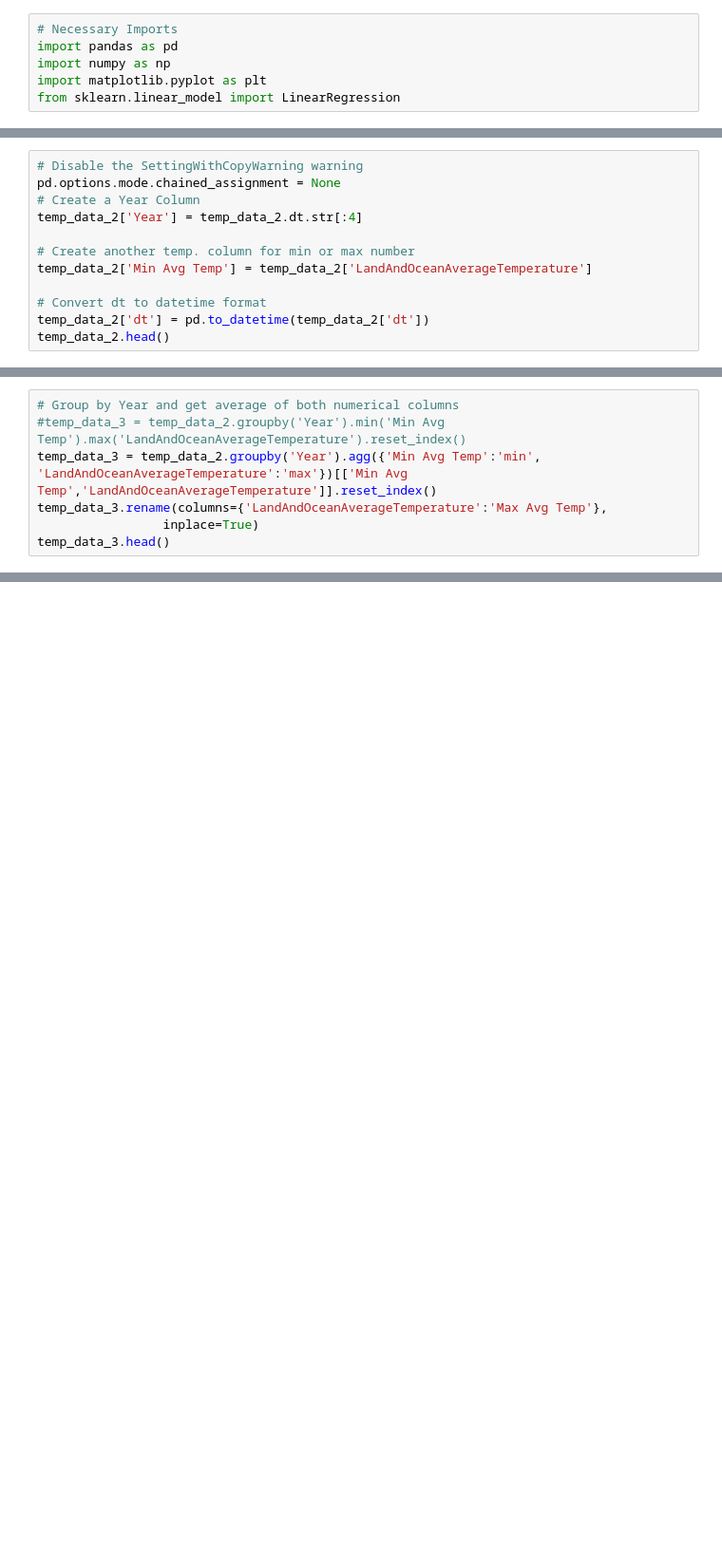
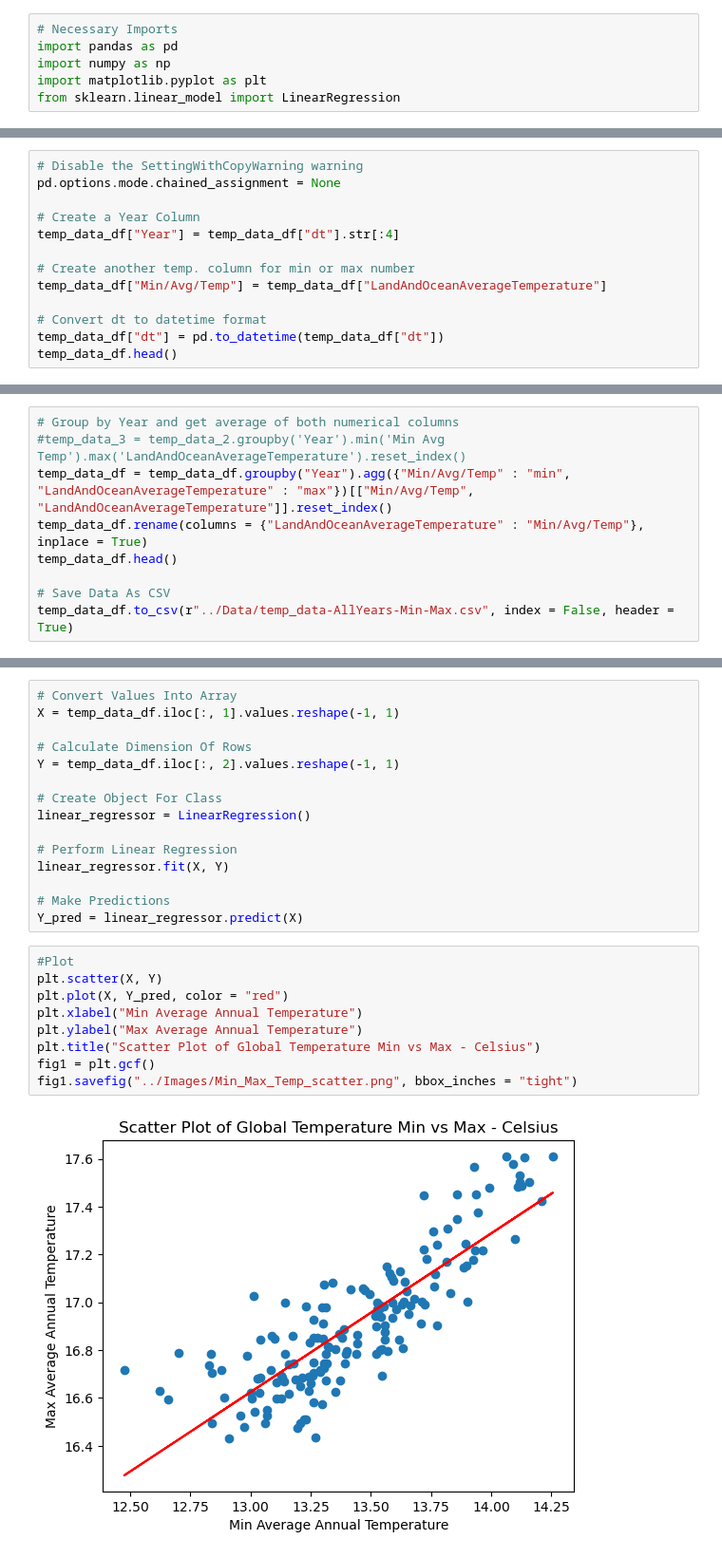
Before and after one commit to Khoi-Duong/ClimateChange, a Jupyter notebook: JupyterNotebook Files/Temperature Scrub All Years (MinMax).ipynb, the cells around one changed output, grey strips where cells are left out. Shown at 95% size. Drawn from its saved outputs; the diff is of its cells as text; blank space fills up the shorter version.

```diff
--- a/JupyterNotebook Files/Temperature Scrub All Years (MinMax).ipynb
+++ b/JupyterNotebook Files/Temperature Scrub All Years (MinMax).ipynb
@@ -24,12 +38,13 @@ temp_data_2.head()
 # %%
 # Disable the SettingWithCopyWarning warning
 pd.options.mode.chained_assignment = None
+
 # Create a Year Column
-temp_data_2['Year'] = temp_data_2.dt.str[:4]
+temp_data_df["Year"] = temp_data_df["dt"].str[:4]
 
 # Create another temp. column for min or max number
-temp_data_2['Min Avg Temp'] = temp_data_2['LandAndOceanAverageTemperature']
+temp_data_df["Min/Avg/Temp"] = temp_data_df["LandAndOceanAverageTemperature"]
 
 # Convert dt to datetime format
-temp_data_2['dt'] = pd.to_datetime(temp_data_2['dt'])
-temp_data_2.head()
+temp_data_df["dt"] = pd.to_datetime(temp_data_df["dt"])
+temp_data_df.head()
@@ -36,7 +58,9 @@ temp_data_2.head()
 # %%
 # Group by Year and get average of both numerical columns
 #temp_data_3 = temp_data_2.groupby('Year').min('Min Avg Temp').max('LandAndOceanAverageTemperature').reset_index()
-temp_data_3 = temp_data_2.groupby('Year').agg({'Min Avg Temp':'min', 'LandAndOceanAverageTemperature':'max'})[['Min Avg Temp','LandAndOceanAverageTemperature']].reset_index()
-temp_data_3.rename(columns={'LandAndOceanAverageTemperature':'Max Avg Temp'},
-                 inplace=True)
-temp_data_3.head()
+temp_data_df = temp_data_df.groupby("Year").agg({"Min/Avg/Temp" : "min", "LandAndOceanAverageTemperature" : "max"})[["Min/Avg/Temp", "LandAndOceanAverageTemperature"]].reset_index()
+temp_data_df.rename(columns = {"LandAndOceanAverageTemperature" : "Min/Avg/Temp"}, inplace = True)
+temp_data_df.head()
+
+# Save Data As CSV
+temp_data_df.to_csv(r"../Data/temp_data-AllYears-Min-Max.csv", index = False, header = True)
@@ -46,0 +67,26 @@ temp_data_3.to_csv(r'Data/temp_data-AllYears-Min-Max.csv', index = False, header
+# %%
+# Convert Values Into Array
+X = temp_data_df.iloc[:, 1].values.reshape(-1, 1)
+
+# Calculate Dimension Of Rows
+Y = temp_data_df.iloc[:, 2].values.reshape(-1, 1)
+
+# Create Object For Class
+linear_regressor = LinearRegression()
+
+# Perform Linear Regression
+linear_regressor.fit(X, Y)
+
+# Make Predictions
+Y_pred = linear_regressor.predict(X)
+# %%
+#Plot
+plt.scatter(X, Y)
+plt.plot(X, Y_pred, color = "red")
+plt.xlabel("Min Average Annual Temperature")
+plt.ylabel("Max Average Annual Temperature")
+plt.title("Scatter Plot of Global Temperature Min vs Max - Celsius")
+fig1 = plt.gcf()
+fig1.savefig("../Images/Min_Max_Temp_scatter.png", bbox_inches = "tight")
+# %% [output]
+[figure, added]
```
Also changed, not shown: parts of 5 cells of this notebook.
